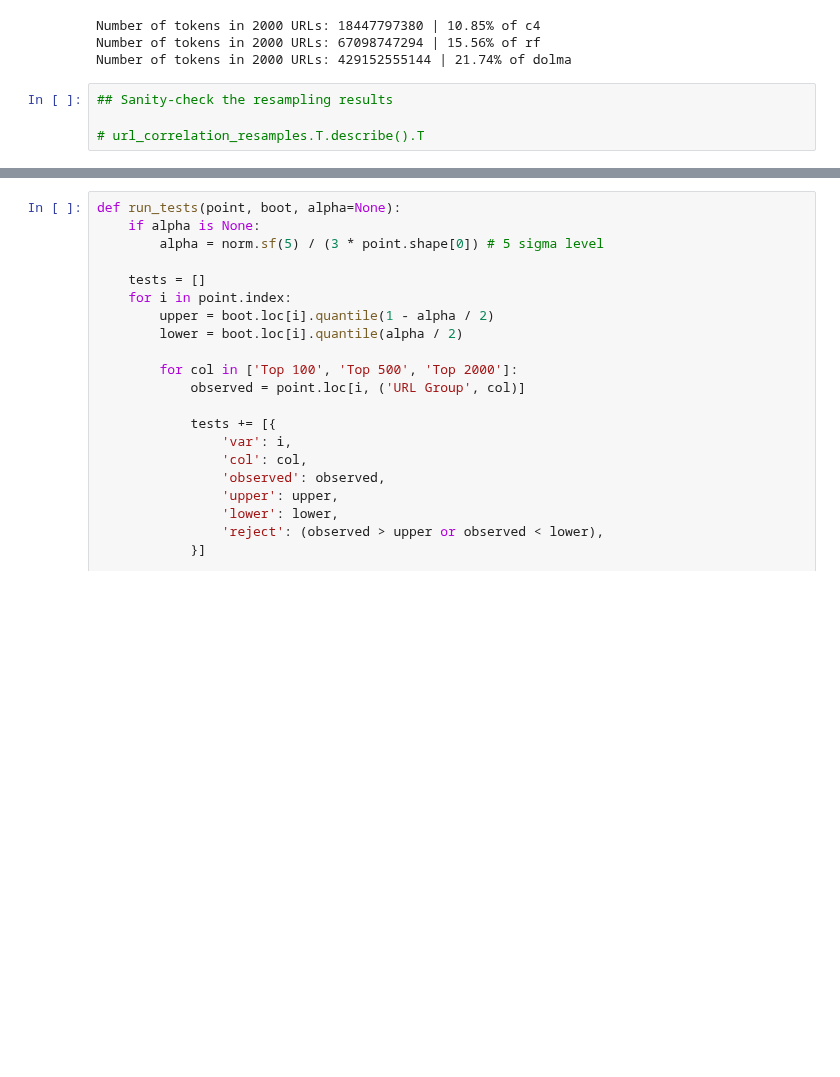
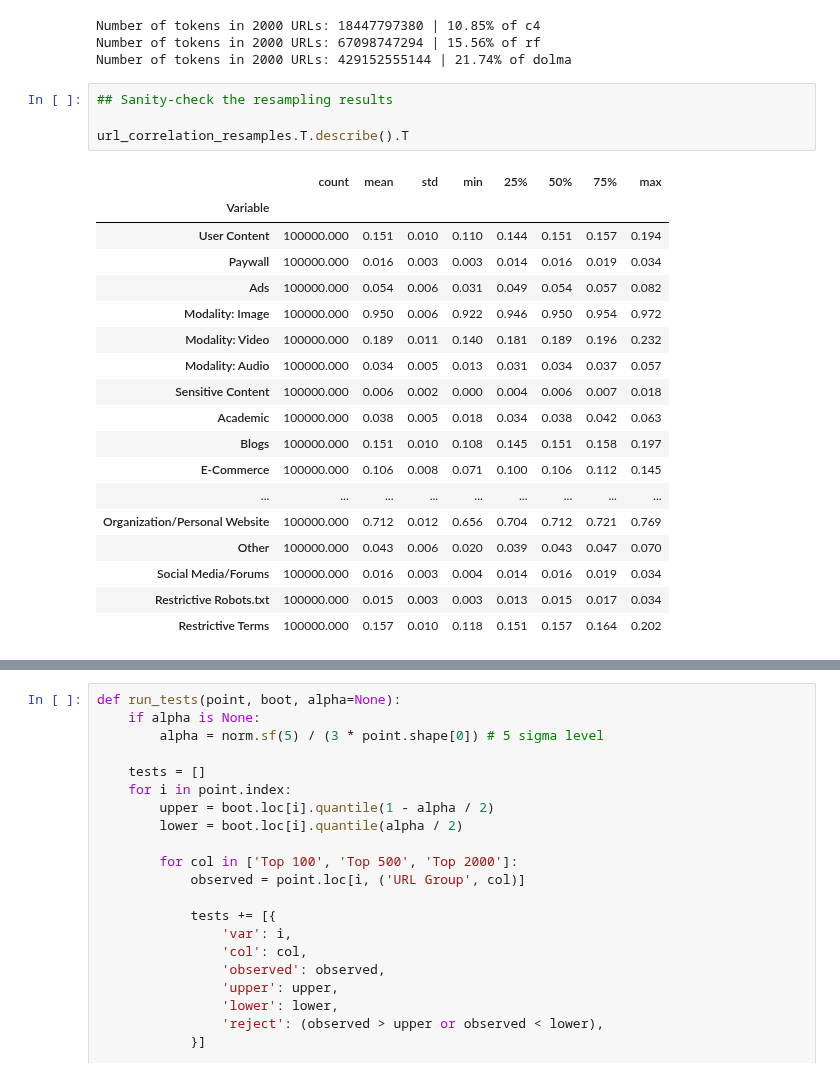
Before and after one commit to Data-Provenance-Initiative/Data-Provenance-Collection, a Jupyter notebook: src/analysis/robots_analysis-tables-confusion-matrices-will.ipynb, the cells around one changed output, grey strips where cells are left out. Drawn from its saved outputs; the diff is of its cells as text; blank space fills up the shorter version.

```diff
--- a/src/analysis/robots_analysis-tables-confusion-matrices-will.ipynb
+++ b/src/analysis/robots_analysis-tables-confusion-matrices-will.ipynb
@@ -374,7 +451,26 @@ Number of tokens in 2000 URLs: 429152555144 | 21.74% of dolma
 # %%
 ## Sanity-check the resampling results
 
-# url_correlation_resamples.T.describe().T
+url_correlation_resamples.T.describe().T
+# %% [output]
+|  | count | mean | std | min | 25% | 50% | 75% | max |
+| Variable |  |  |  |  |  |  |  |  |
+| User Content | 100000.000 | 0.151 | 0.010 | 0.110 | 0.144 | 0.151 | 0.157 | 0.194 |
+| Paywall | 100000.000 | 0.016 | 0.003 | 0.003 | 0.014 | 0.016 | 0.019 | 0.034 |
+| Ads | 100000.000 | 0.054 | 0.006 | 0.031 | 0.049 | 0.054 | 0.057 | 0.082 |
+| Modality: Image | 100000.000 | 0.950 | 0.006 | 0.922 | 0.946 | 0.950 | 0.954 | 0.972 |
+| Modality: Video | 100000.000 | 0.189 | 0.011 | 0.140 | 0.181 | 0.189 | 0.196 | 0.232 |
+| Modality: Audio | 100000.000 | 0.034 | 0.005 | 0.013 | 0.031 | 0.034 | 0.037 | 0.057 |
+| Sensitive Content | 100000.000 | 0.006 | 0.002 | 0.000 | 0.004 | 0.006 | 0.007 | 0.018 |
+| Academic | 100000.000 | 0.038 | 0.005 | 0.018 | 0.034 | 0.038 | 0.042 | 0.063 |
+| Blogs | 100000.000 | 0.151 | 0.010 | 0.108 | 0.145 | 0.151 | 0.158 | 0.197 |
+| E-Commerce | 100000.000 | 0.106 | 0.008 | 0.071 | 0.100 | 0.106 | 0.112 | 0.145 |
+| ... | ... | ... | ... | ... | ... | ... | ... | ... |
+| Organization/Personal Website | 100000.000 | 0.712 | 0.012 | 0.656 | 0.704 | 0.712 | 0.721 | 0.769 |
+| Other | 100000.000 | 0.043 | 0.006 | 0.020 | 0.039 | 0.043 | 0.047 | 0.070 |
+| Social Media/Forums | 100000.000 | 0.016 | 0.003 | 0.004 | 0.014 | 0.016 | 0.019 | 0.034 |
+| Restrictive Robots.txt | 100000.000 | 0.015 | 0.003 | 0.003 | 0.013 | 0.015 | 0.017 | 0.034 |
+| Restrictive Terms | 100000.000 | 0.157 | 0.010 | 0.118 | 0.151 | 0.157 | 0.164 | 0.202 |
 # %%
 # These will usually fail, but it's fine -- exact normality will generally
 # not happen for large n, the histograms look good and show that there's
```
Also changed, not shown: parts of 14 cells of this notebook, 4 other files.
